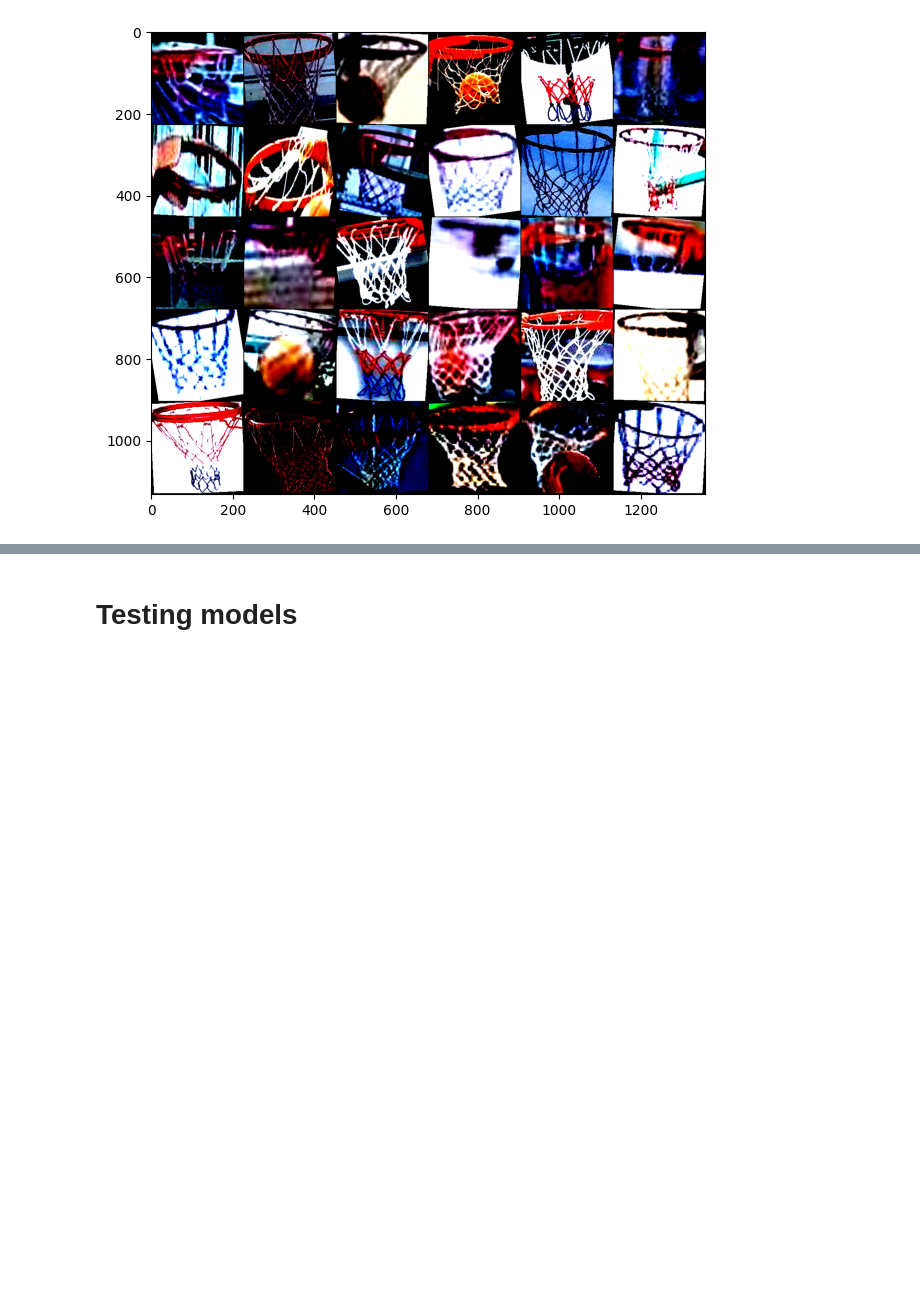
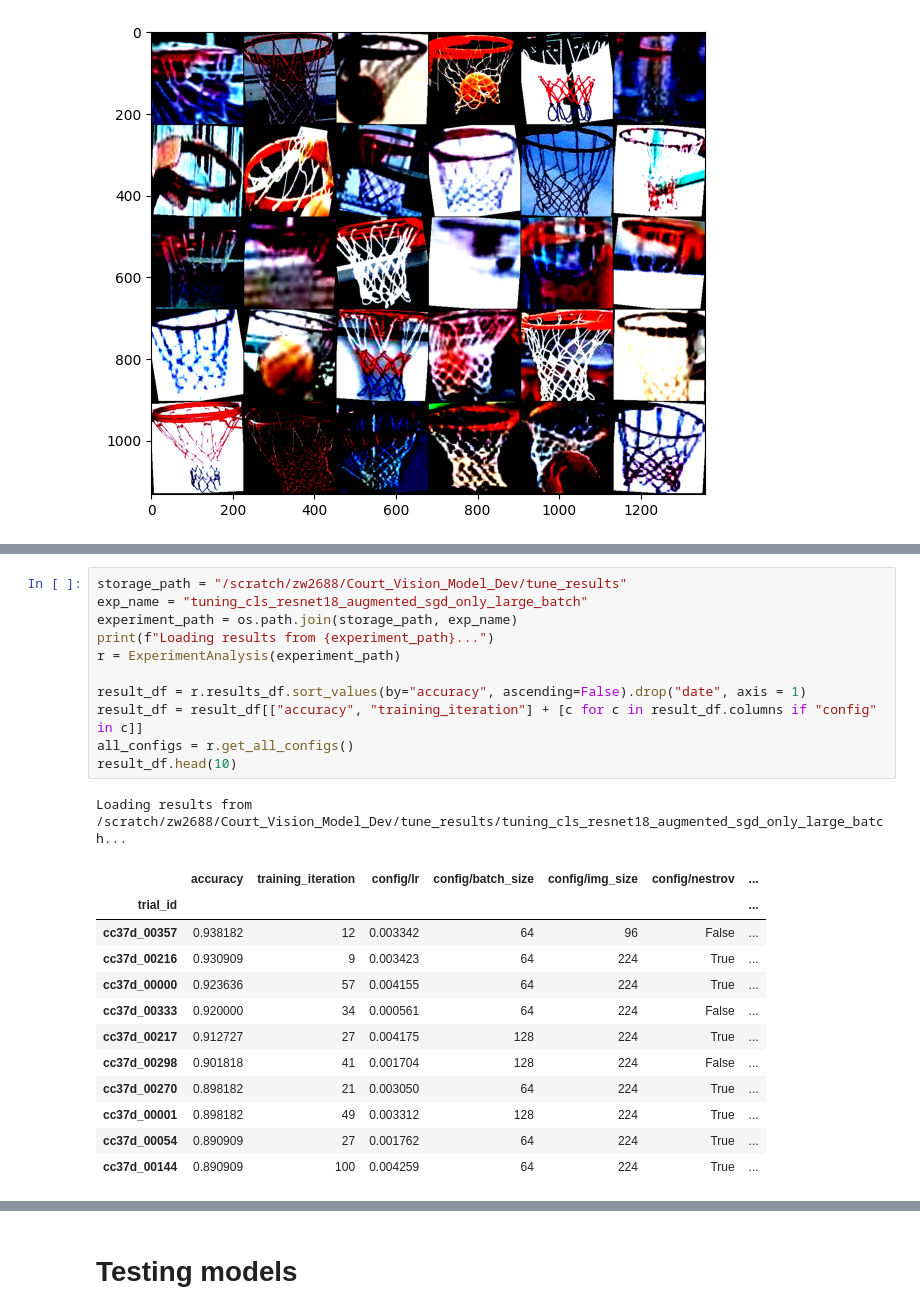
Before and after one commit to oscarwzt/court-vision-model-dev, a Jupyter notebook: training_cls.ipynb, the cells around one changed output, grey strips where cells are left out. Cells and saved outputs as stored; diff of their text form; blank space fills up the shorter version.

```diff
--- a/training_cls.ipynb
+++ b/training_cls.ipynb
@@ -140,0 +146,25 @@ Clipping input data to the valid range for imshow with RGB data ([0..1] for floa
+# %%
+storage_path = "/scratch/zw2688/Court_Vision_Model_Dev/tune_results"
+exp_name = "tuning_cls_resnet18_augmented_sgd_only_large_batch"
+experiment_path = os.path.join(storage_path, exp_name)
+print(f"Loading results from {experiment_path}...")
+r = ExperimentAnalysis(experiment_path)
+
+result_df = r.results_df.sort_values(by="accuracy", ascending=False).drop("date", axis = 1)
+result_df = result_df[["accuracy", "training_iteration"] + [c for c in result_df.columns if "config" in c]]
+all_configs = r.get_all_configs()
+result_df.head(10)
+# %% [output]
+Loading results from /scratch/zw2688/Court_Vision_Model_Dev/tune_results/tuning_cls_resnet18_augmented_sgd_only_large_batch...
+|  | accuracy | training_iteration | config/lr | config/batch_size | config/img_size | config/nestrov | ... |
+| trial_id |  |  |  |  |  |  | ... |
+| cc37d_00357 | 0.938182 | 12 | 0.003342 | 64 | 96 | False | ... |
+| cc37d_00216 | 0.930909 | 9 | 0.003423 | 64 | 224 | True | ... |
+| cc37d_00000 | 0.923636 | 57 | 0.004155 | 64 | 224 | True | ... |
+| cc37d_00333 | 0.920000 | 34 | 0.000561 | 64 | 224 | False | ... |
+| cc37d_00217 | 0.912727 | 27 | 0.004175 | 128 | 224 | True | ... |
+| cc37d_00298 | 0.901818 | 41 | 0.001704 | 128 | 224 | False | ... |
+| cc37d_00270 | 0.898182 | 21 | 0.003050 | 64 | 224 | True | ... |
+| cc37d_00001 | 0.898182 | 49 | 0.003312 | 128 | 224 | True | ... |
+| cc37d_00054 | 0.890909 | 27 | 0.001762 | 64 | 224 | True | ... |
+| cc37d_00144 | 0.890909 | 100 | 0.004259 | 64 | 224 | True | ... |
```
Also changed, not shown: parts of 16 cells of this notebook, 6 other files.
